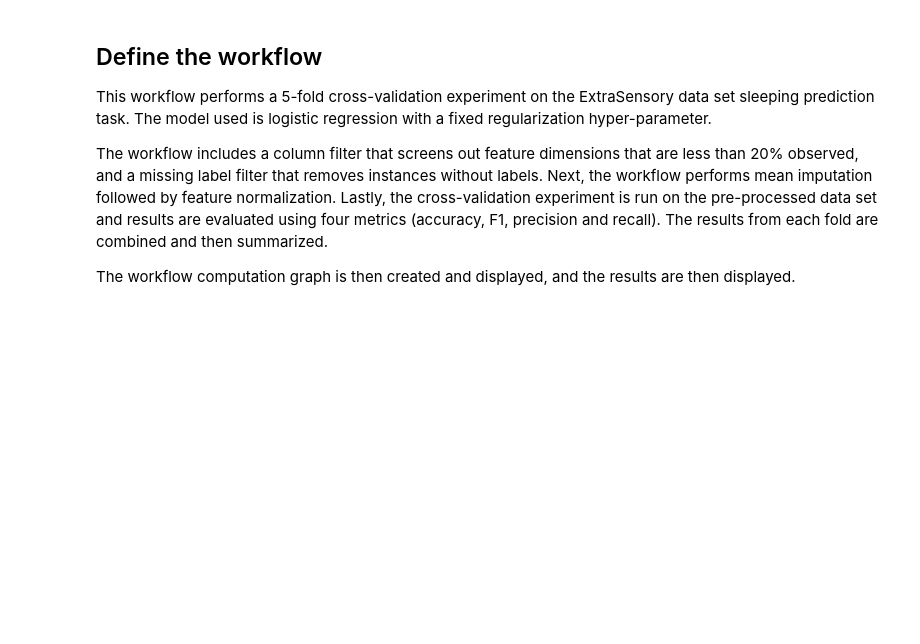
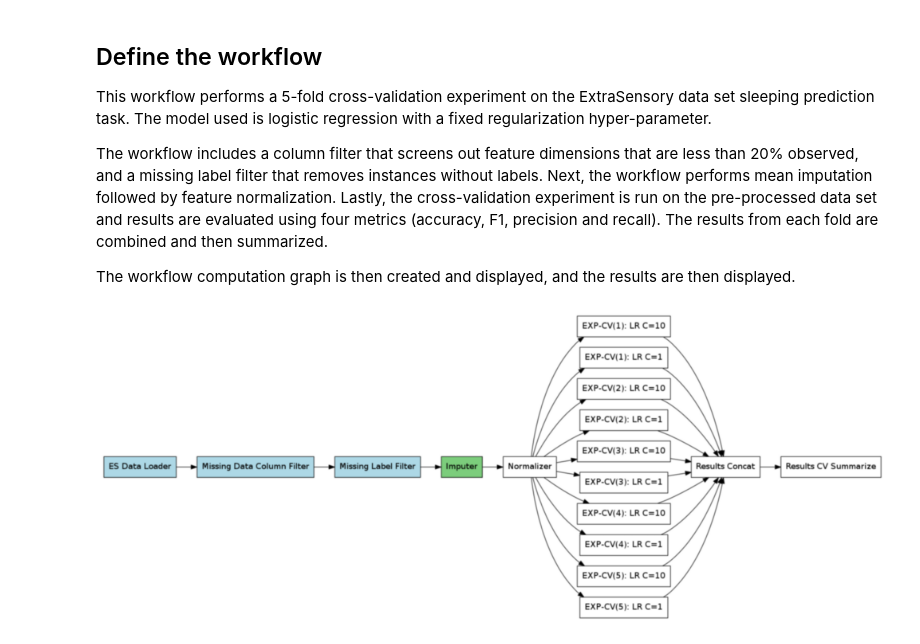
Before and after one commit to mlds-lab/mFlow, a Jupyter notebook: Examples/ExtraSensory-BasicCV.ipynb, the cells around one changed output. Saved outputs shown, nothing was run; the diff lists cells and outputs as text; code cells hidden in the pictures; blank space fills up the shorter version.

```diff
--- a/Examples/ExtraSensory-BasicCV.ipynb
+++ b/Examples/ExtraSensory-BasicCV.ipynb
@@ -52,22 +38,21 @@ The workflow includes a column filter that screens out feature dimensions that a
 
 The workflow computation graph is then created and displayed, and the results are then displayed.
 # %%
-import time
-time1 = time.time()
 estimators = {"LR C=10": LogisticRegression(solver="lbfgs",max_iter=100, C=1),
               "LR C=1": LogisticRegression(solver="lbfgs",max_iter=100, C=0.1)}
 
 metrics   = [accuracy_score, f1_score, precision_score, recall_score]
 df_raw    = extrasensory_data_loader(label="SLEEPING");
 df_cf     = MisingDataColumnFilter(df_raw);
 df_lf     = MisingLabelFilter(df_cf);
 df_imp    = Imputer(df_lf)
 df_norm   = Normalizer(df_imp);
 res_cv    = ExpCV(df_norm, estimators, metrics=metrics);
 res_cat   = ResultsConcat(res_cv)
 summary   = ResultsCVSummarize(res_cat)
 
-flow = workflow([summary]);
-flow.draw()
+flow = workflow({"summary":summary});
 flow.output=flow.run(backend="sequential", monitor=True, from_scratch=True);
+# %% [output]
+[figure, added]
 # %%
```
Also changed, not shown: parts of 5 cells of this notebook, 1 other file.
